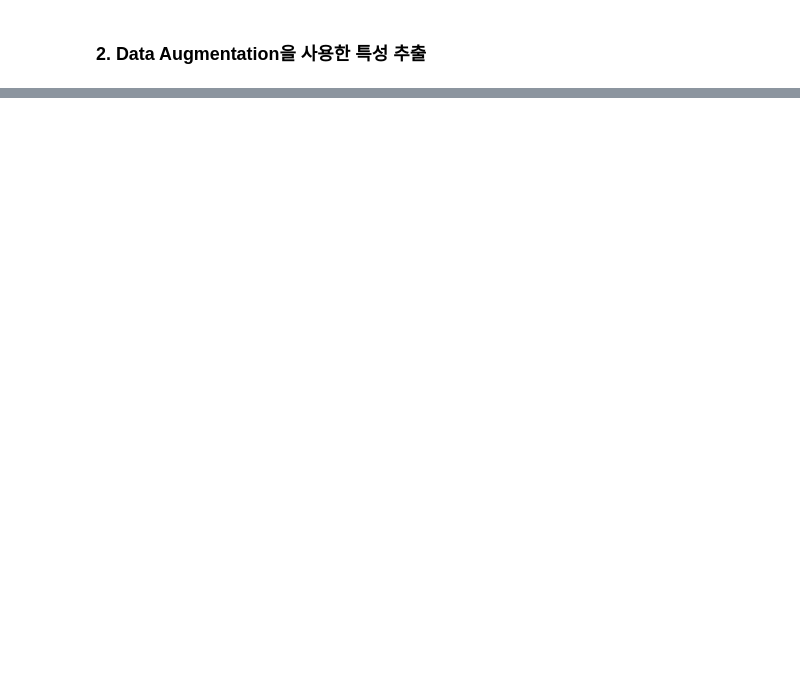
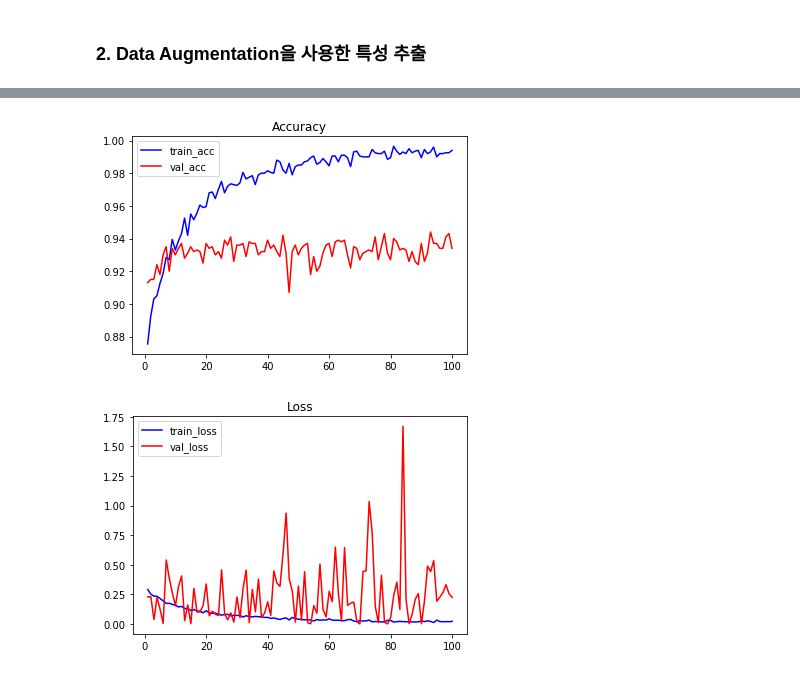
Before and after one commit to younnggsuk/DeepLearningWithPython, a Jupyter notebook: ch5/5_3_using_a_pretrained_convnet.ipynb, the cells around one changed output, grey strips where cells are left out. Drawn from its saved outputs; the diff is of its cells as text; code cells hidden in the pictures; blank space fills up the shorter version.

```diff
--- a/ch5/5_3_using_a_pretrained_convnet.ipynb
+++ b/ch5/5_3_using_a_pretrained_convnet.ipynb
@@ -449,0 +545,6 @@ plt.show()
+# %%
+# 학습률을 낮춘 RMSprop을 사용
+
+model.compile(loss='binary_crossentropy',
+              optimizer=optimizers.RMSprop(lr=1e-5),
+              metrics=['acc'])
@@ -449,0 +554,6 @@ plt.show()
+# %%
+history = model.fit_generator(train_generator,
+                              steps_per_epoch=100,
+                              epochs=100,
+                              validation_data=val_generator,
+                              validation_steps=50)
@@ -449,0 +578,26 @@ plt.show()
+# %%
+# 결과 그래프 그리기
+
+import matplotlib.pyplot as plt
+
+acc = history.history['acc']
+val_acc = history.history['val_acc']
+loss = history.history['loss']
+val_loss = history.history['val_loss']
+
+epochs = range(1, len(acc) + 1)
+
+plt.plot(epochs, acc, 'b', label='train_acc')
+plt.plot(epochs, val_acc, 'r', label='val_acc')
+plt.title("Accuracy")
+plt.legend()
+plt.figure()
+
+plt.plot(epochs, loss, 'b', label='train_loss')
+plt.plot(epochs, val_loss, 'r', label='val_loss')
+plt.title("Loss")
+plt.legend()
+plt.show()
+# %% [output]
+[figure, added]
+[figure, added]
```
Also changed, not shown: parts of 26 cells of this notebook.
